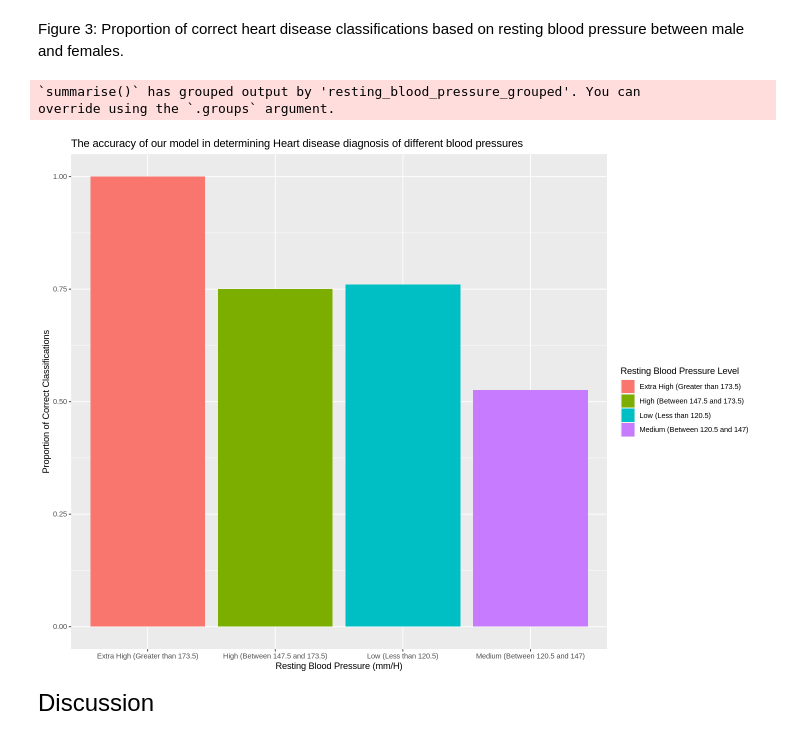
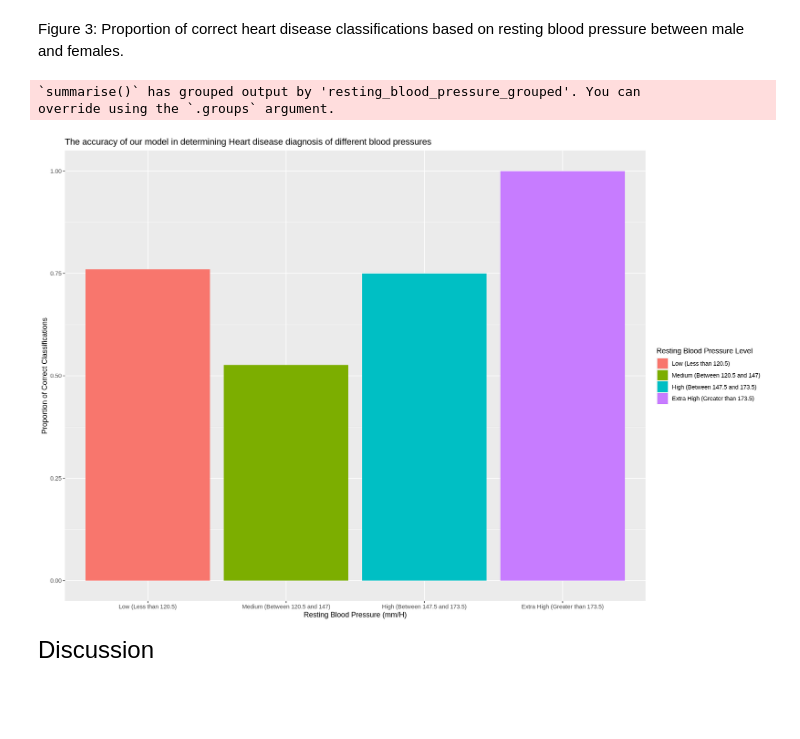
Before and after one commit to ck2671/dsci-100-2022w2-group-35, a Jupyter notebook: Heart Disease Project.ipynb, the cells around one changed output. Cells and saved outputs as stored; diff of their text form; code cells hidden in the pictures; blank space fills up the shorter version.

```diff
--- a/Heart Disease Project.ipynb
+++ b/Heart Disease Project.ipynb
@@ -330,25 +330,30 @@ Our final visualization illustrates the proportion of correct versus incorrect p
 # %% [markdown]
 Figure 3: Proportion of correct heart disease classifications based on resting blood pressure between male and females.
 # %%
-Count <- new_heart_predictions |>
-        mutate(resting_blood_pressure_grouped = ifelse(resting_blood_pressure <= 120.5, "Low (Less than 120.5)", ifelse((resting_blood_pressure >120.5 & resting_blood_pressure <=147), "Medium (Between 120.5 and 147)", ifelse(resting_blood_pressure >= 173.5, "Extra High (Greater than 173.5)", "High (Between 147.5 and 173.5)")))) |>
+Count <- Count <- new_heart_predictions %>%
+  mutate(resting_blood_pressure_grouped = factor(case_when(resting_blood_pressure <= 120.5 ~ "Low (Less than 120.5)",
+                                                           (resting_blood_pressure >120.5 & resting_blood_pressure <=147) ~ "Medium (Between 120.5 and 147)",
+                                                           resting_blood_pressure >= 173.5 ~ "Extra High (Greater than 173.5)",
+                                                           resting_blood_pressure > 147.5 & resting_blood_pressure < 173.5 ~ "High (Between 147.5 and 173.5)",
+                                                           TRUE ~ as.character(NA)),
+                                                 levels = c("Low (Less than 120.5)","Medium (Between 120.5 and 147)","High (Between 147.5 and 173.5)","Extra High (Greater than 173.5)"))) |>
         mutate(resting_blood_pressure_grouped = as.factor(resting_blood_pressure_grouped)) |>
         group_by(resting_blood_pressure_grouped, is_accurate) |>
         summarize(count=n()) |>
         mutate(prop = count/sum(count))
 
 accuracy_resting_blood_pressure <- Count |>
         filter(is_accurate == TRUE) |>
         ggplot()+
         geom_bar(aes(x = resting_blood_pressure_grouped, y = prop, fill=resting_blood_pressure_grouped), stat = "identity") +
         labs(x="Resting Blood Pressure (mm/H)", y= "Proportion of Correct Classifications", fill="Resting Blood Pressure Level") +
         ggtitle("The accuracy of our model in determining Heart disease diagnosis of different blood pressures")
 
 accuracy_resting_blood_pressure
 # %% [output]
 `summarise()` has grouped output by 'resting_blood_pressure_grouped'. You can
 override using the `.groups` argument.
-[figure, old version]
+[figure, new version]
 # %% [markdown]
 <font size="5"> Discussion </font>
 # %% [markdown]
```
Also changed, not shown: parts of 2 cells of this notebook.
